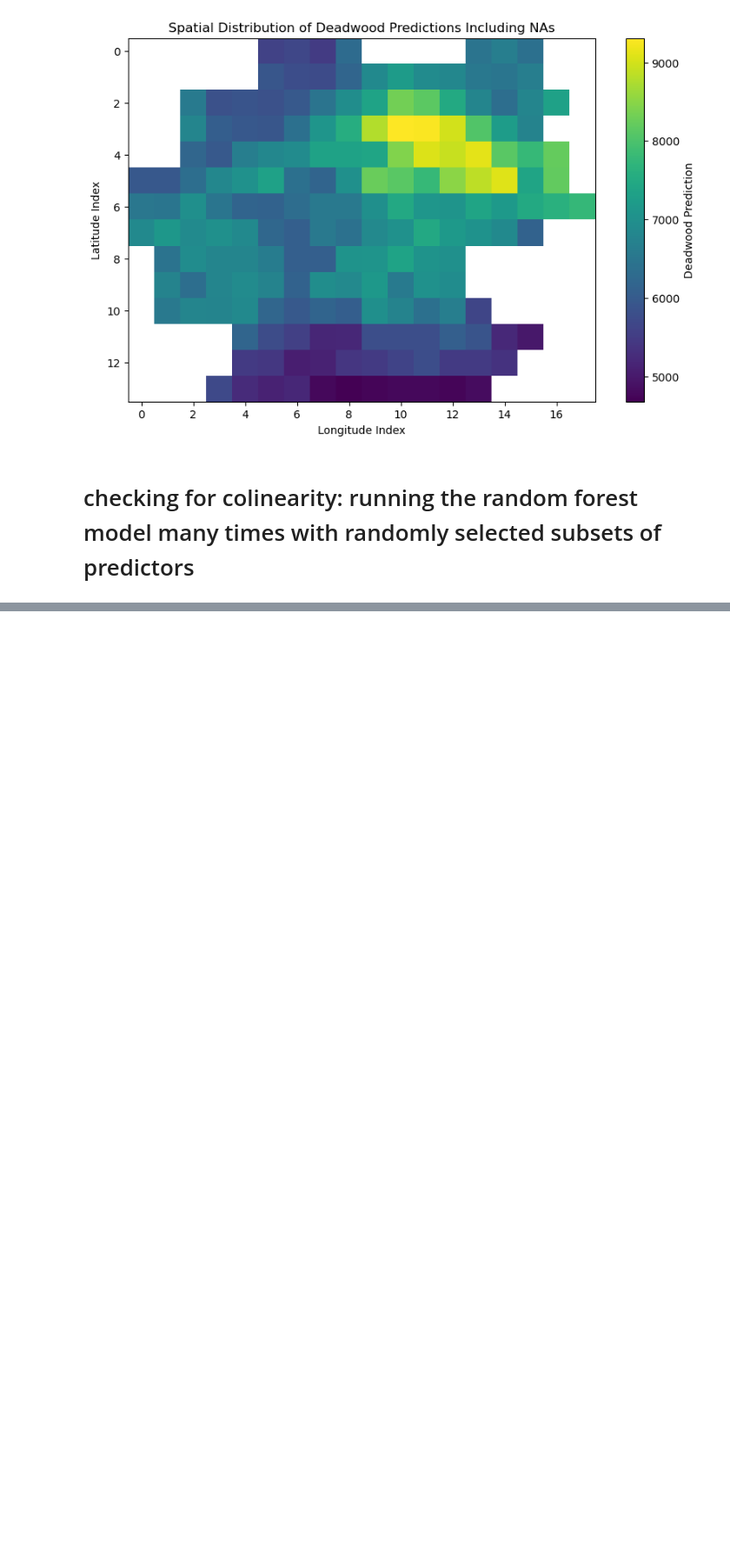
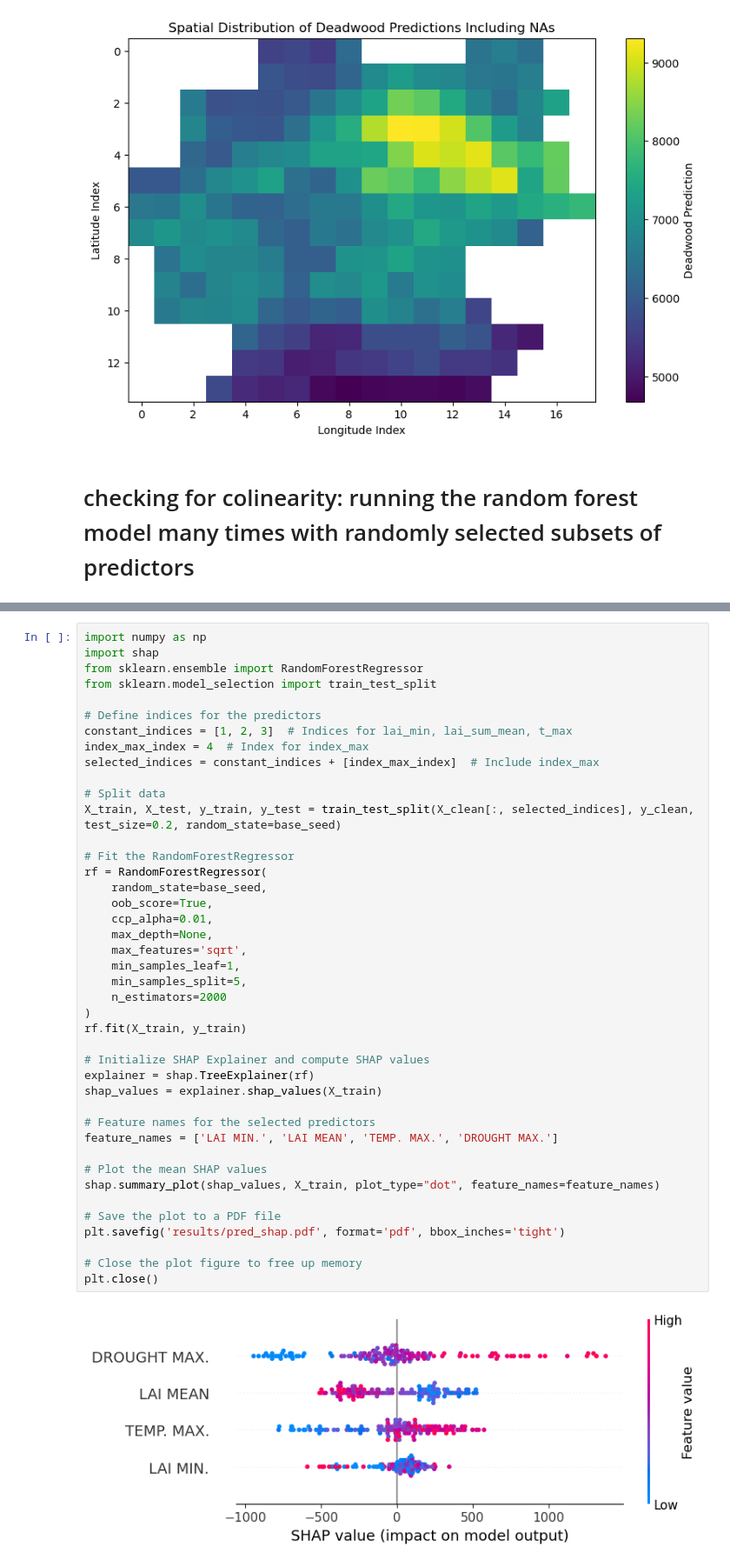
Before and after one commit to justusnoegel/deadwood_prediction, a Jupyter notebook: rf_2.ipynb, the cells around one changed output, grey strips where cells are left out. Shown at 87% size. Drawn from its saved outputs; the diff is of its cells as text; blank space fills up the shorter version.

```diff
--- a/rf_2.ipynb
+++ b/rf_2.ipynb
@@ -200,0 +405,44 @@ rf = RandomForestRegressor(random_state=123, oob_score=True )
+# %%
+import numpy as np
+import shap
+from sklearn.ensemble import RandomForestRegressor
+from sklearn.model_selection import train_test_split
+
+# Define indices for the predictors
+constant_indices = [1, 2, 3]  # Indices for lai_min, lai_sum_mean, t_max
+index_max_index = 4  # Index for index_max
+selected_indices = constant_indices + [index_max_index]  # Include index_max
+
+# Split data
+X_train, X_test, y_train, y_test = train_test_split(X_clean[:, selected_indices], y_clean, test_size=0.2, random_state=base_seed)
+
+# Fit the RandomForestRegressor
+rf = RandomForestRegressor(
+    random_state=base_seed,
+    oob_score=True,
+    ccp_alpha=0.01,
+    max_depth=None,
+    max_features='sqrt',
+    min_samples_leaf=1,
+    min_samples_split=5,
+    n_estimators=2000
+)
+rf.fit(X_train, y_train)
+
+# Initialize SHAP Explainer and compute SHAP values
+explainer = shap.TreeExplainer(rf)
+shap_values = explainer.shap_values(X_train)
+
+# Feature names for the selected predictors
+feature_names = ['LAI MIN.', 'LAI MEAN', 'TEMP. MAX.', 'DROUGHT MAX.']
+
+# Plot the mean SHAP values
+shap.summary_plot(shap_values, X_train, plot_type="dot", feature_names=feature_names)
+
+# Save the plot to a PDF file
+plt.savefig('results/pred_shap.pdf', format='pdf', bbox_inches='tight')
+
+# Close the plot figure to free up memory
+plt.close()
+# %% [output]
+[figure, added]
```
Also changed, not shown: parts of 11 cells of this notebook, 2 other files.
